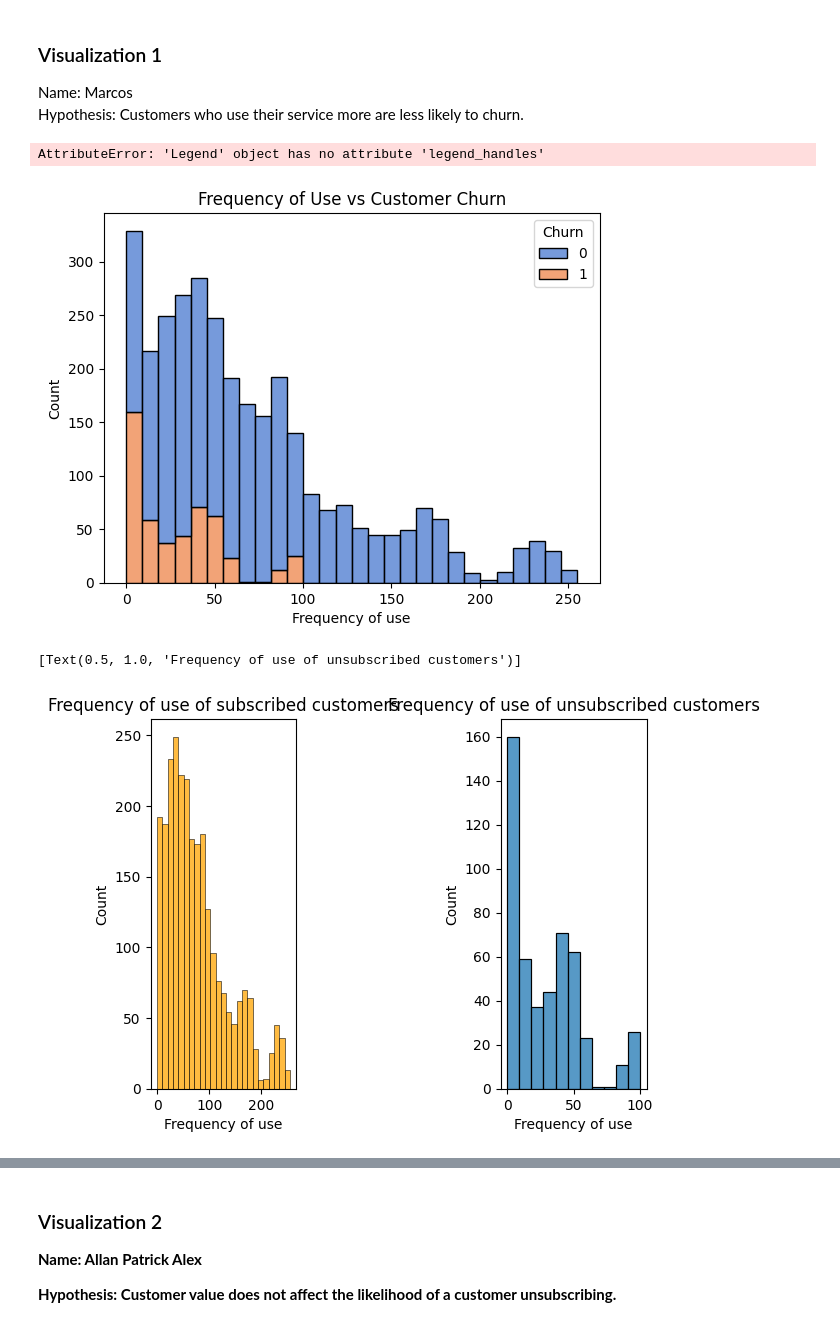
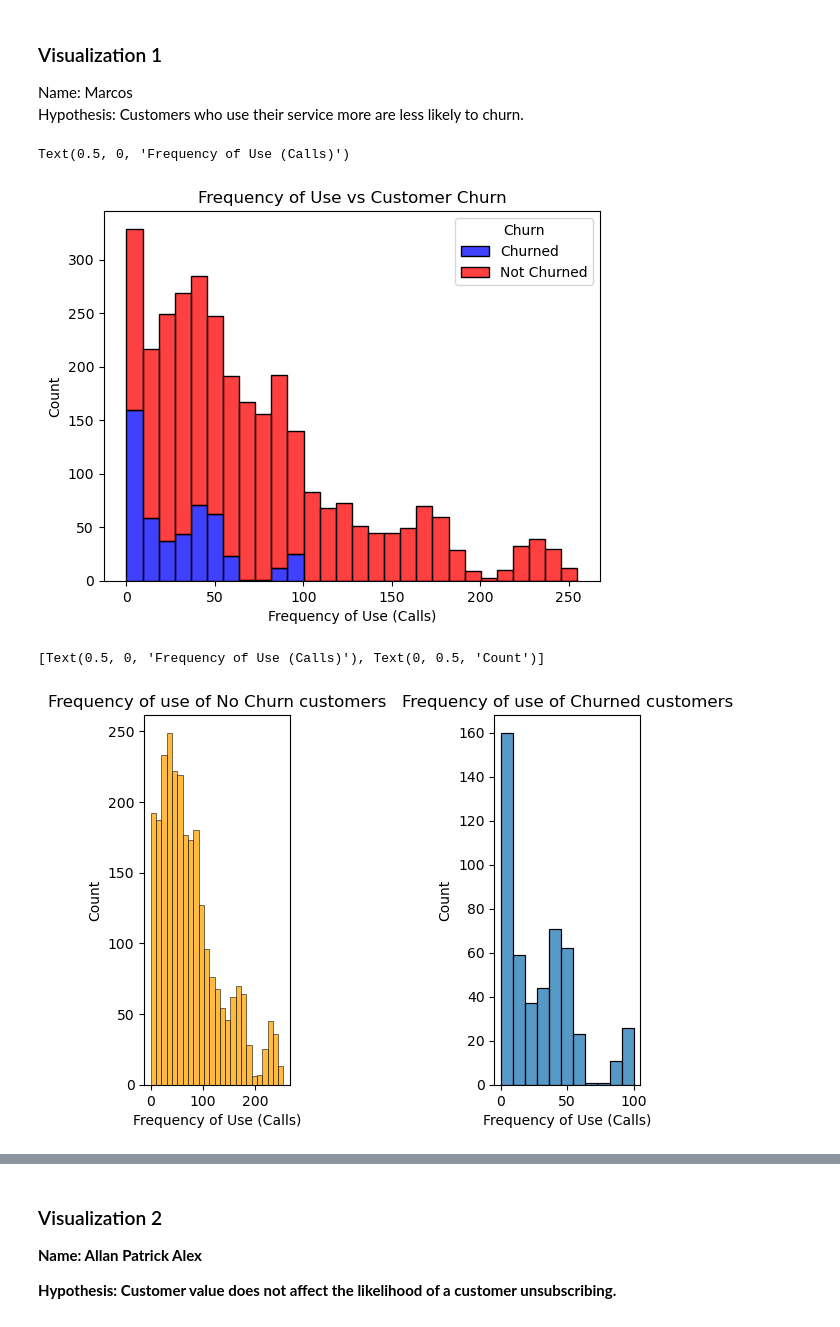
Before and after one commit to mechev5/CS418-Customer-Churn-Prediction, a Jupyter notebook: customerChurnNewFile.ipynb, the cells around one changed output, grey strips where cells are left out. Saved outputs shown, nothing was run; the diff lists cells and outputs as text; code cells hidden in the pictures.

Commit message:
Fixed visualization 1

```diff
--- a/customerChurnNewFile.ipynb
+++ b/customerChurnNewFile.ipynb
@@ -91,15 +91,13 @@ Name: Marcos
 Hypothesis: Customers who use their service more are less likely to churn.
 # %%
 # First Plot, histplot with both freq and churn
-useHP = sns.histplot(x="Frequency of use", hue="Churn", data=customer_churn, multiple="stack", palette="muted")
+useHP = sns.histplot(x="Frequency of use", hue="Churn", data=customer_churn, multiple="stack", palette={0: 'red', 1: 'blue'})
 useHP.set(title="Frequency of Use vs Customer Churn")
-useHP_legend = useHP.get_legend()
-useHP_handles = useHP_legend.legend_handles
-useHP_legend.remove()
-useHP.legend(useHP_handles, ['Subscribed', 'Unsubscribed'], title='Churn')
+plt.legend(title='Churn', loc='upper right', labels=['Churned', 'Not Churned'])
+plt.xlabel("Frequency of Use (Calls)")
 # %% [output]
-AttributeError: 'Legend' object has no attribute 'legend_handles'
+Text(0.5, 0, 'Frequency of Use (Calls)')
-[figure, old version]
+[figure, new version]
 # %%
 # Second plot, side by side
 useHP_fig, useHP_ax =plt.subplots(1,3)
@@ -108,9 +106,11 @@ useHP_d2 = customer_churn.loc[customer_churn["Churn"] == 1]
 useHP_1 = sns.histplot(x="Frequency of use", data=useHP_d1, ax=useHP_ax[0], color="orange")
 useHP_2 = sns.histplot(x="Frequency of use", data=useHP_d2, ax=useHP_ax[2])
 useHP_ax[1].set_visible(False)
-useHP_1.set(title="Frequency of use of subscribed customers")
-useHP_2.set(title="Frequency of use of unsubscribed customers")
+useHP_1.set(title="Frequency of use of No Churn customers")
+useHP_2.set(title="Frequency of use of Churned customers")
+useHP_1.set(xlabel='Frequency of Use (Calls)', ylabel='Count')
+useHP_2.set(xlabel='Frequency of Use (Calls)', ylabel='Count')
 # %% [output]
-[Text(0.5, 1.0, 'Frequency of use of unsubscribed customers')]
+[Text(0.5, 0, 'Frequency of Use (Calls)'), Text(0, 0.5, 'Count')]
-[figure, old version]
+[figure, new version]
 # %% [markdown]
```
Also changed, not shown: parts of 1 cell of this notebook.
